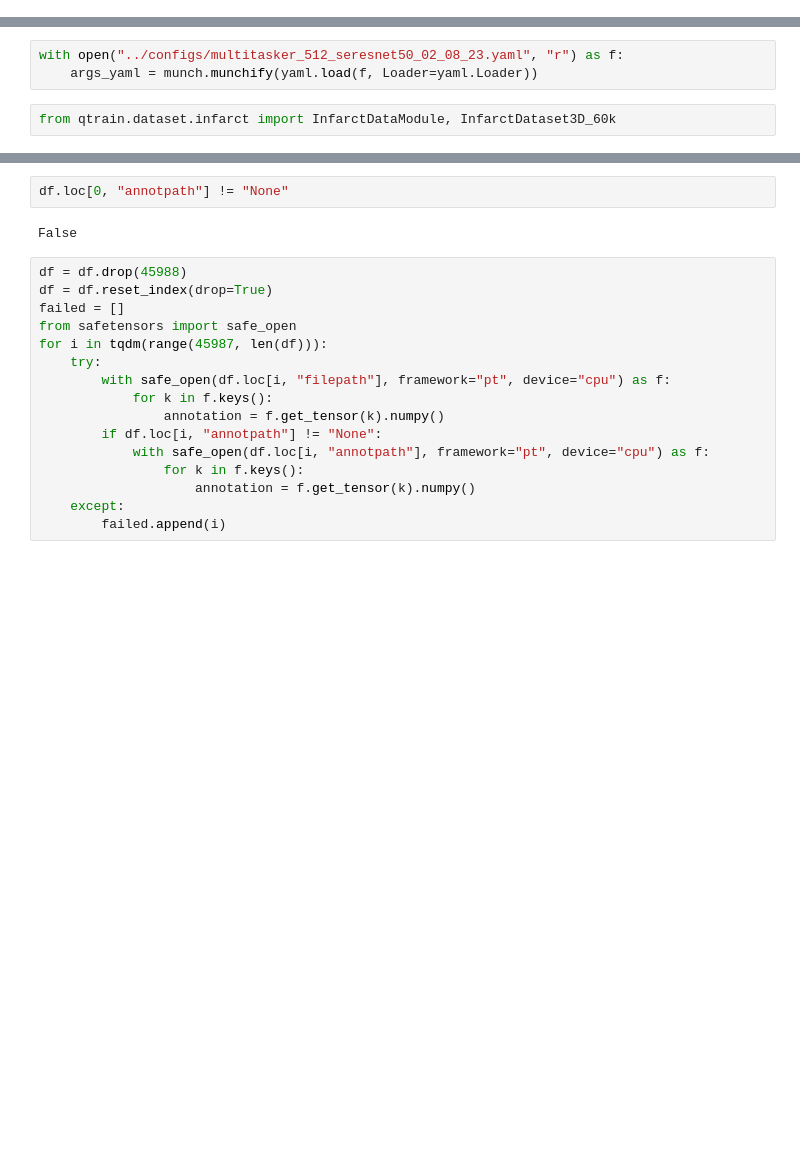
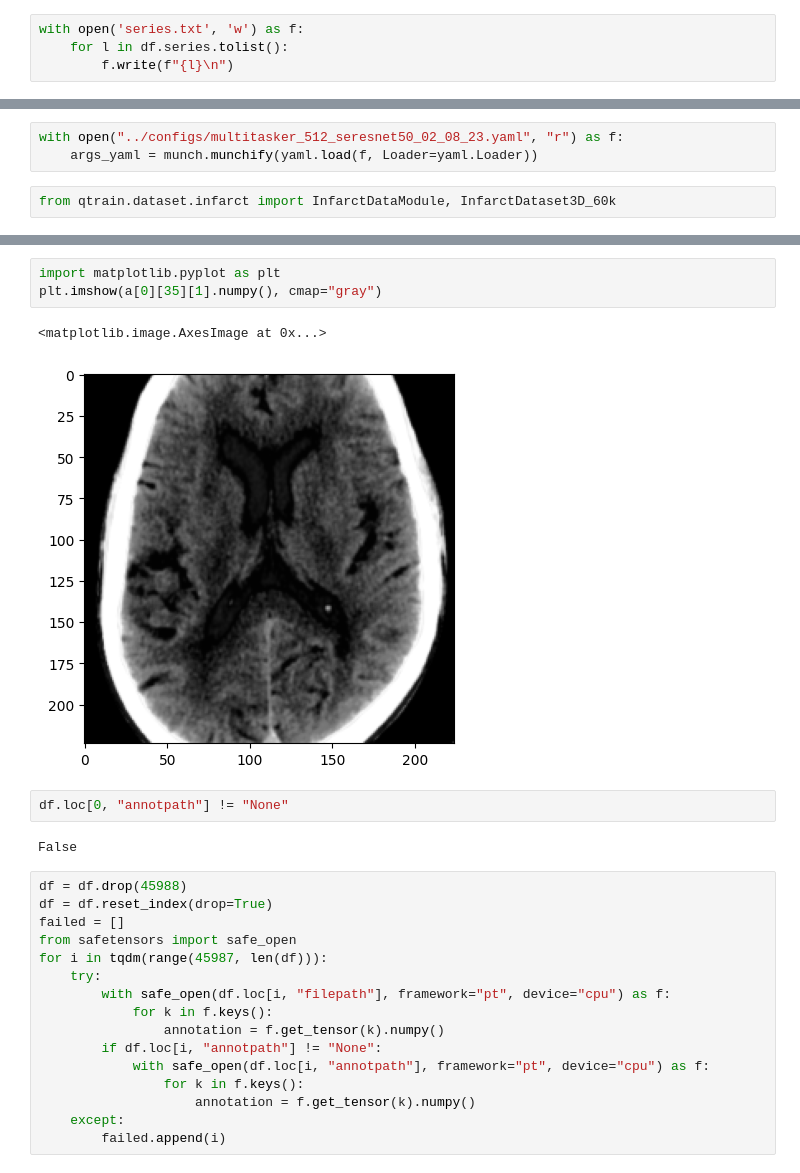
Before and after one commit to ujjwal-9/training-framework, a Jupyter notebook: notebooks/create_config-multitasker-e2e.ipynb, the cells around one changed output, grey strips where cells are left out. Cells and saved outputs as stored; diff of their text form; blank space fills up the shorter version.

```diff
--- a/notebooks/create_config-multitasker-e2e.ipynb
+++ b/notebooks/create_config-multitasker-e2e.ipynb
@@ -56,3 +84,7 @@ df = pd.concat([set_wts(df_) for df_ in [df_train, df_valid]]).reset_index(drop=
+# %%
+with open('series.txt', 'w') as f:
+    for l in df.series.tolist():
+        f.write(f"{l}\n")
 # %%
 len(df_valid)
 # %% [output]
@@ -714,3 +1060,9 @@ dataset = InfarctDataset3D_60k(args)
+# %%
+import matplotlib.pyplot as plt
+plt.imshow(a[0][35][1].numpy(), cmap="gray")
+# %% [output]
+<matplotlib.image.AxesImage at 0x...>
+[figure, added]
 # %%
 df.loc[0, "annotpath"] != "None"
 # %% [output]
```
Also changed, not shown: parts of 33 cells of this notebook, 5 other files.
